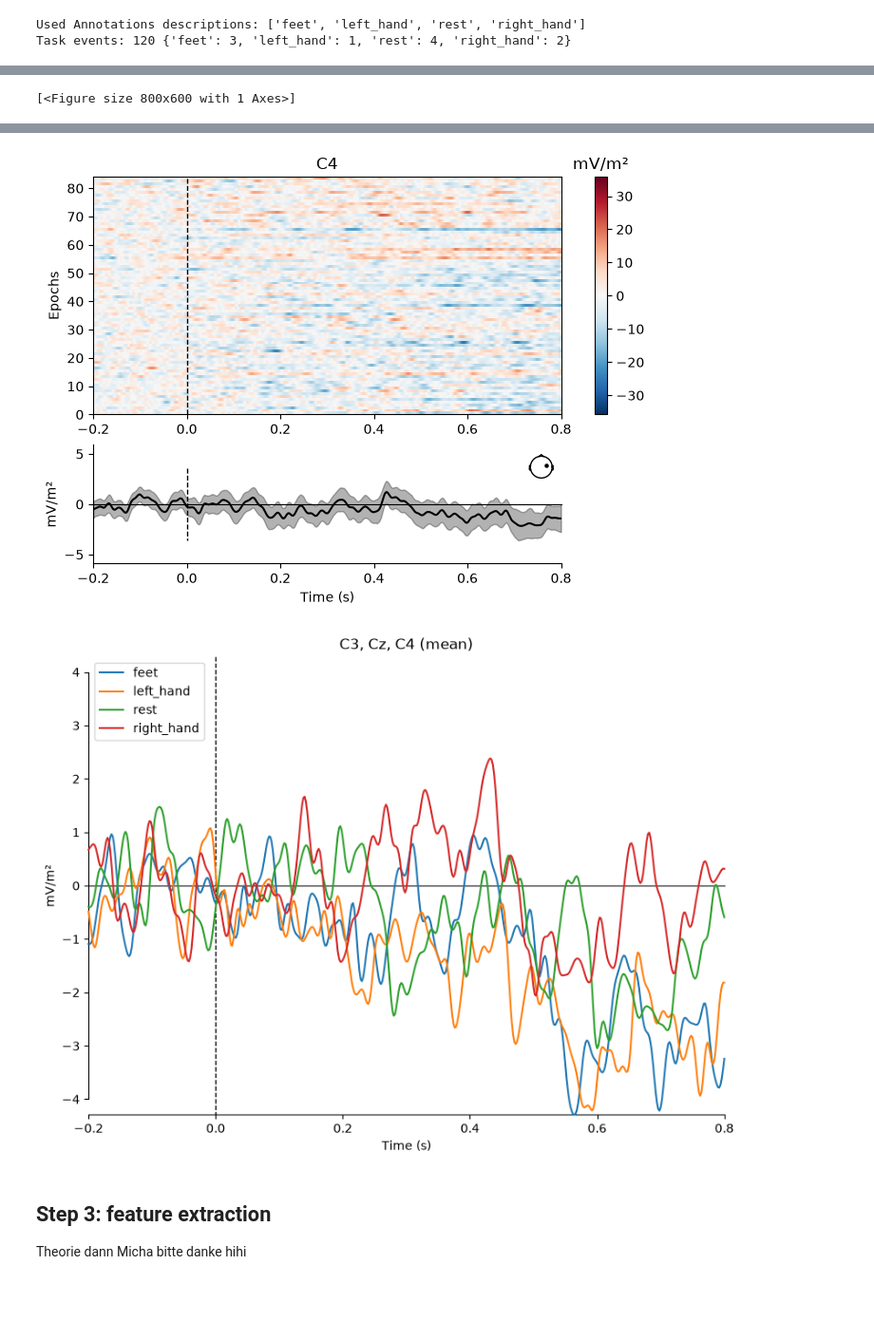
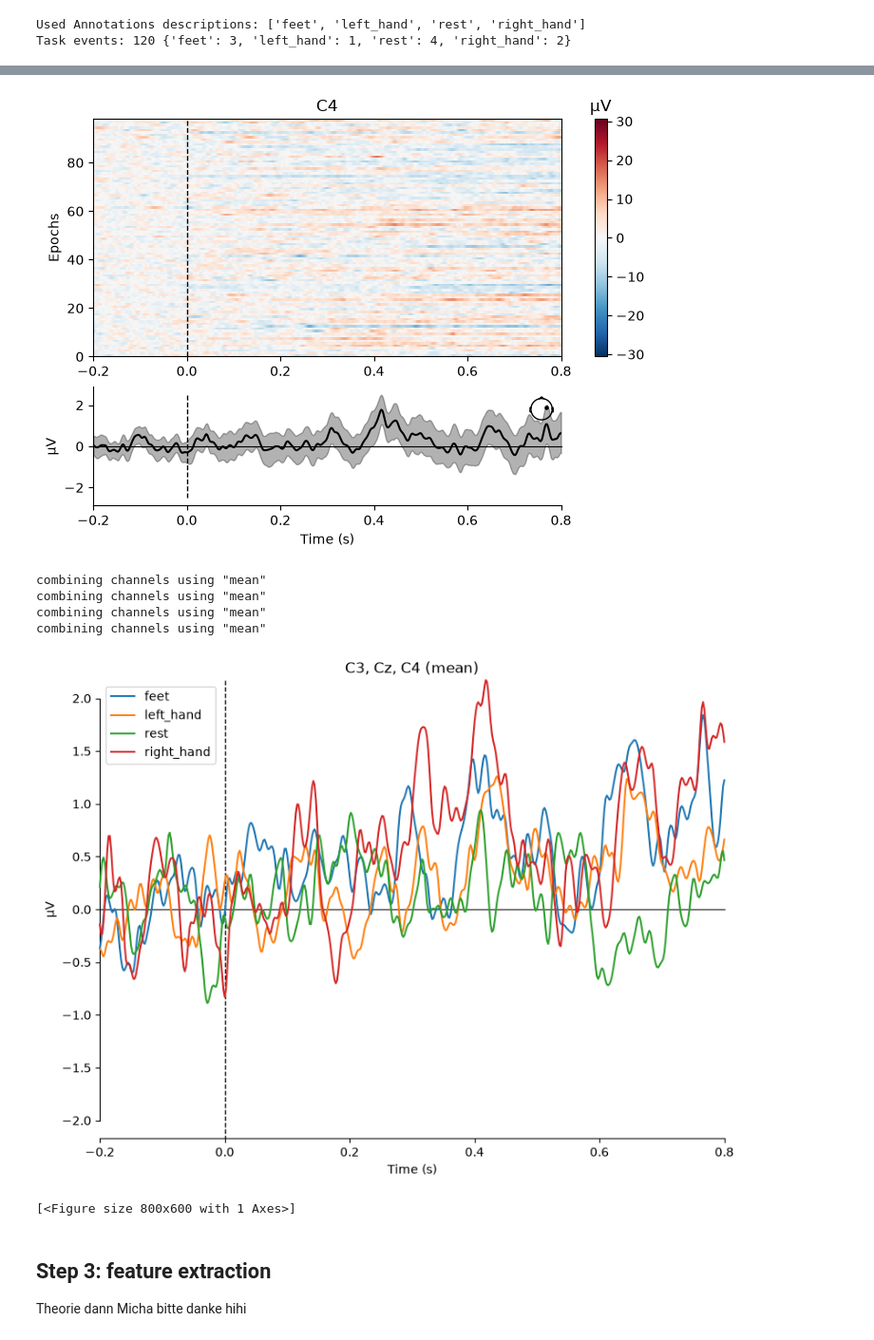
Before and after one commit to Mirage-91/Mirage91, a Jupyter notebook: HowTo/MI.ipynb, the cells around one changed output, grey strips where cells are left out. Shown at 95% size. Drawn from its saved outputs; the diff is of its cells as text; code cells hidden in the pictures; blank space fills up the shorter version.

Commit message:
adding small laplacian and working some more on the how to descriptions

```diff
--- a/HowTo/MI.ipynb
+++ b/HowTo/MI.ipynb
@@ -253,8 +319,8 @@ combining channels using "mean"
 # %%
-# Use the same retained trials as the CAR branch. CSD channels have type
-# "csd" and different units, so the EEG voltage rejection thresholds do not apply.
-epochs_csd = mne.Epochs(
-    filtered_csd,
+# Use the same retained trials as the CAR branch. This Laplacian uses a direct
+# local neighbor-mean operator instead of the spline-based MNE CSD transform.
+epochs_lap = mne.Epochs(
+    filtered_lap,
     epochs.events,
     event_id=epochs.event_id,
     tmin=tmin,
@@ -263,15 +329,18 @@ epochs_csd = mne.Epochs(
     reject_by_annotation=False,
     preload=True,
 )
-print("CSD trials per class:", {name: len(epochs_csd[name]) for name in epochs_csd.event_id})
+print("Retained trials per class:", {name: len(epochs_lap[name]) for name in epochs_lap.event_id})
 
-epochs_csd.plot_image(picks=["C3", "Cz", "C4"], show=False)
-evokeds_csd = {name: epochs_csd[name].average() for name in epochs_csd.event_id}
+epochs_lap.plot_image(
+    picks=["C3", "Cz", "C4"],
+    show=True,
+)
+evokeds_lap = {name: epochs_lap[name].average() for name in epochs_lap.event_id}
 mne.viz.plot_compare_evokeds(
-    evokeds_csd,
+    evokeds_lap,
     picks=["C3", "Cz", "C4"],
     combine="mean",
-    show=False,
+    show=True,
 )
 # %% [output]
 Not setting metadata
@@ -294 +365,0 @@ combining channels using "mean"
-[<Figure size 800x600 with 1 Axes>]
@@ -297,5 +368,10 @@ combining channels using "mean"
-[figure, old version]
+[figure, new version]
+combining channels using "mean"
+combining channels using "mean"
+combining channels using "mean"
+combining channels using "mean"
-[figure, old version]
+[figure, new version]
+[<Figure size 800x600 with 1 Axes>]
 # %% [markdown]
 ## Step 3: feature extraction
 
```
Also changed, not shown: parts of 7 cells of this notebook.
